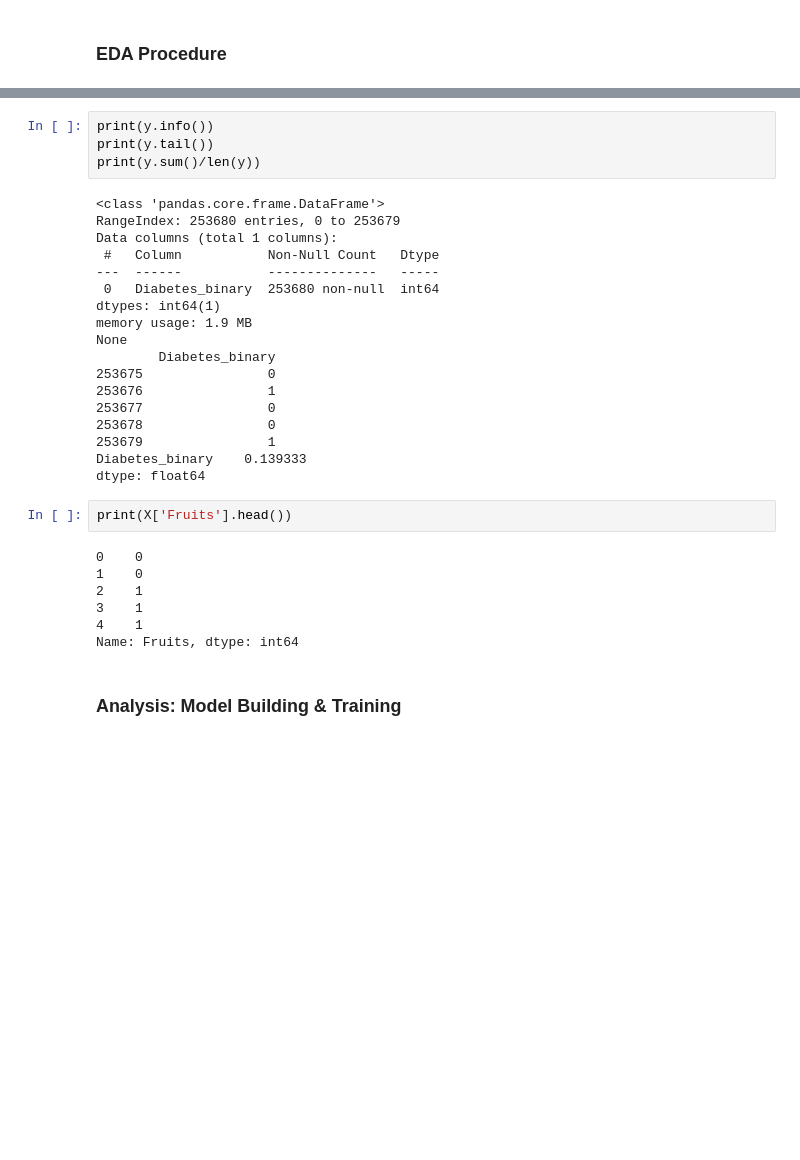
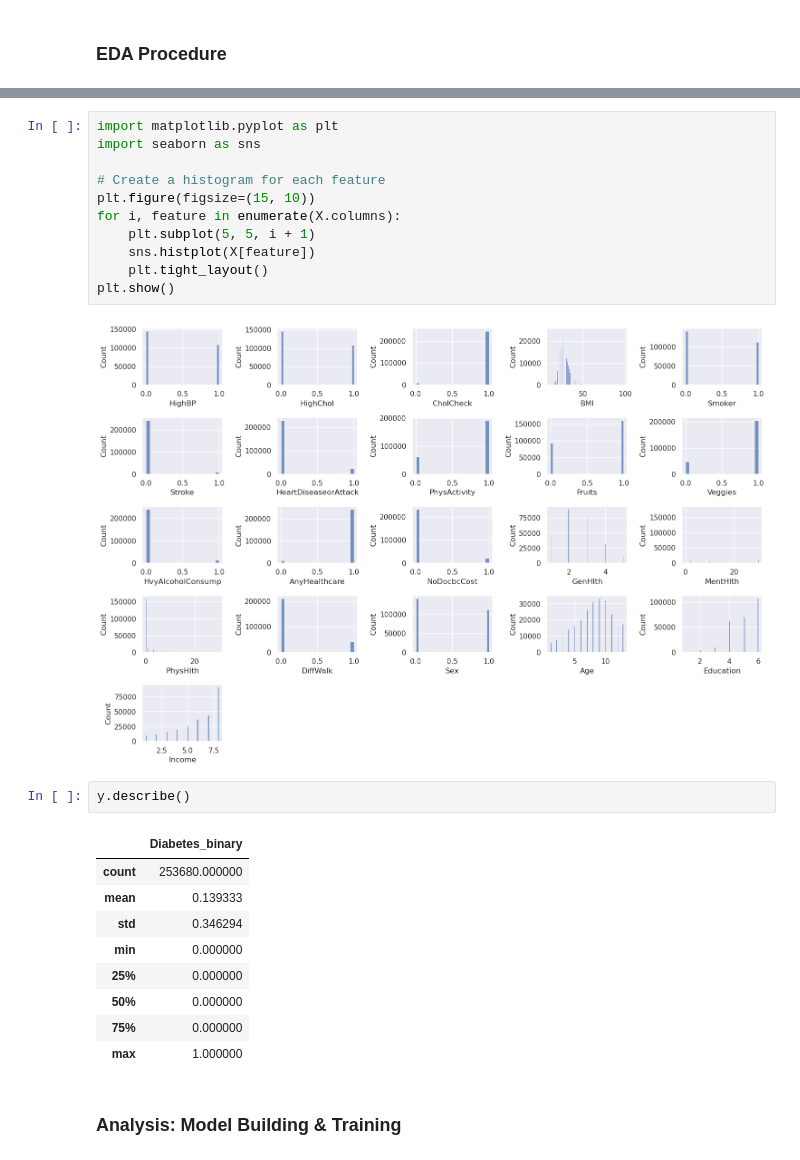
Before and after one commit to jman102/CSCA5622-Final-Project, a Jupyter notebook: final_project.ipynb, the cells around one changed output, grey strips where cells are left out. Drawn from its saved outputs; the diff is of its cells as text; blank space fills up the shorter version.

```diff
--- a/final_project.ipynb
+++ b/final_project.ipynb
@@ -50,34 +77,28 @@ None
+# %%
+import matplotlib.pyplot as plt
+import seaborn as sns
+
+# Create a histogram for each feature
+plt.figure(figsize=(15, 10))
+for i, feature in enumerate(X.columns):
+    plt.subplot(5, 5, i + 1)
+    sns.histplot(X[feature])
+    plt.tight_layout()
+plt.show()
+# %% [output]
+[figure, added]
 # %%
-print(y.info())
-print(y.tail())
-print(y.sum()/len(y))
+y.describe()
 # %% [output]
-<class 'pandas.core.frame.DataFrame'>
-RangeIndex: 253680 entries, 0 to 253679
-Data columns (total 1 columns):
- #   Column           Non-Null Count   Dtype
----  ------           --------------   -----
- 0   Diabetes_binary  253680 non-null  int64
-dtypes: int64(1)
-memory usage: 1.9 MB
-None
-        Diabetes_binary
-253675                0
-253676                1
-253677                0
-253678                0
-253679                1
-Diabetes_binary    0.139333
-dtype: float64
+|  | Diabetes_binary |
+| count | 253680.000000 |
+| mean | 0.139333 |
+| std | 0.346294 |
+| min | 0.000000 |
+| 25% | 0.000000 |
+| 50% | 0.000000 |
+| 75% | 0.000000 |
+| max | 1.000000 |
-# %%
-print(X['Fruits'].head())
-# %% [output]
-0    0
-1    0
-2    1
-3    1
-4    1
-Name: Fruits, dtype: int64
 # %% [markdown]
 ### Analysis: Model Building & Training
 # %% [markdown]
```
Also changed, not shown: parts of 9 cells of this notebook.
